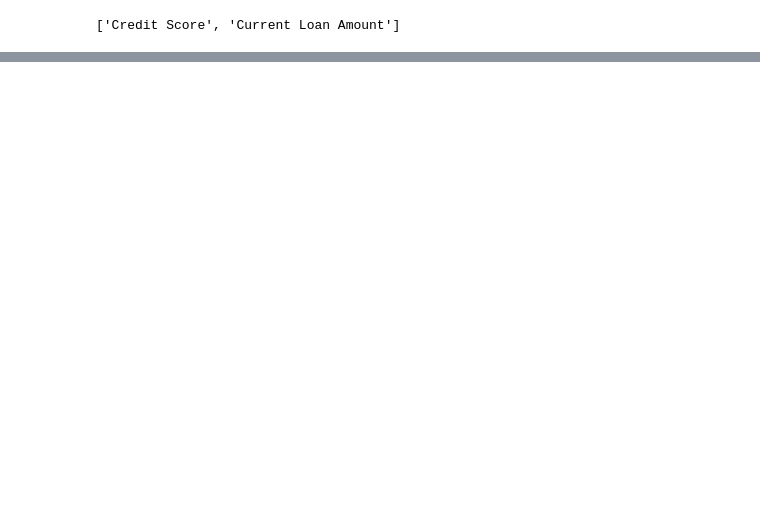
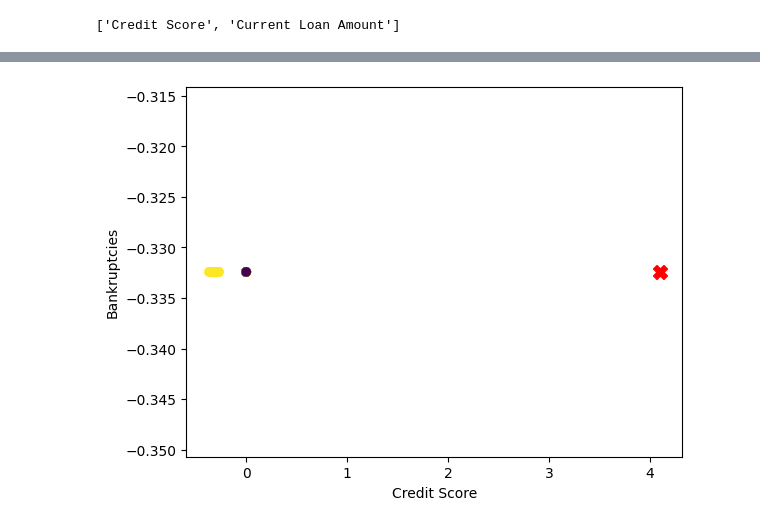
Before and after one commit to colinoy/FastCG, a Jupyter notebook: test_code.ipynb, the cells around one changed output, grey strips where cells are left out. Cells and saved outputs as stored; diff of their text form; code cells hidden in the pictures; blank space fills up the shorter version.

```diff
--- a/test_code.ipynb
+++ b/test_code.ipynb
@@ -162,0 +211,3 @@ radius, data_res = op.optics(2,7)
+# %%
+slice1 = op.slicing(1, 100)
+slice1
@@ -162,0 +266,9 @@ radius, data_res = op.optics(2,7)
+# %%
+plt.figure()
+plt.scatter(x = slice1[a],y = slice1[b],  c= log_reg.predict(slice1), cmap = 'viridis')
+plt.scatter(x = obs_st[a], y = obs_st[b], c='red', marker='X', s = 100)
+plt.xlabel(a)
+plt.ylabel(b)
+plt.show()
+# %% [output]
+[figure, added]
```
Also changed, not shown: parts of 86 cells of this notebook, 1 other file.
